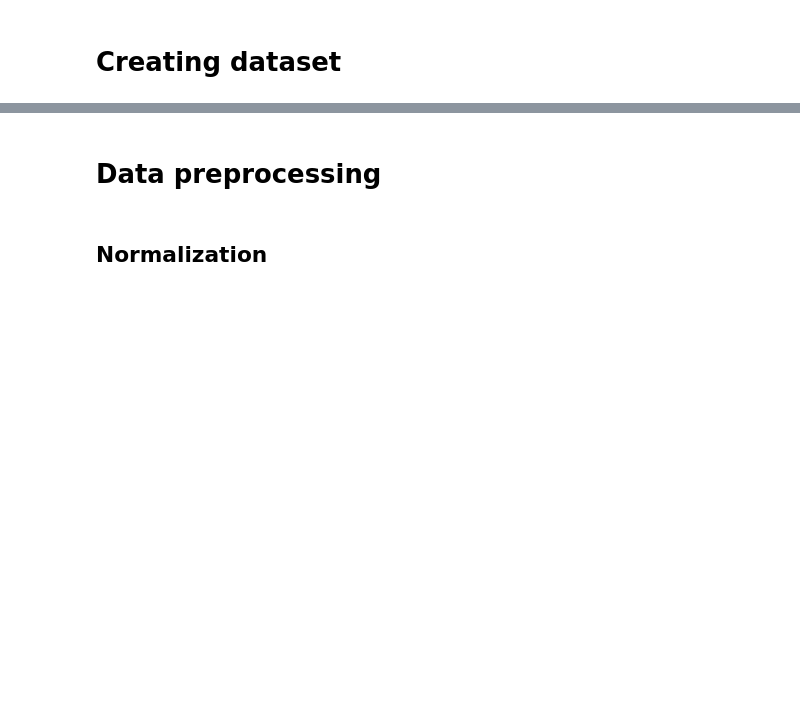
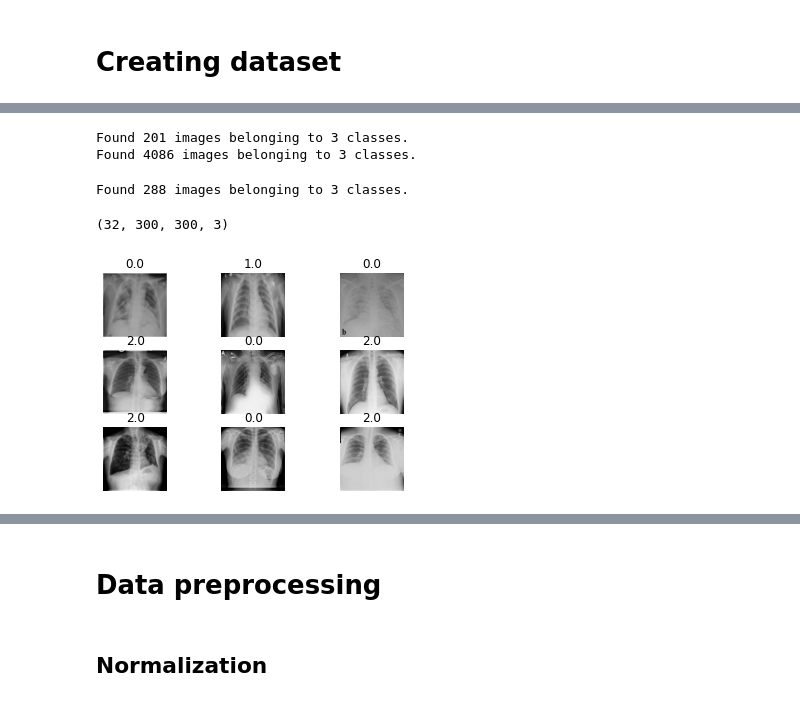
Before and after one commit to PashaIanko/Covid19Classifier, a Jupyter notebook: main.ipynb, the cells around one changed output, grey strips where cells are left out. Drawn from its saved outputs; the diff is of its cells as text; code cells hidden in the pictures; blank space fills up the shorter version.

```diff
--- a/main.ipynb
+++ b/main.ipynb
@@ -172,0 +151,59 @@ plt.imshow(im.astype('uint8'))
+# %%
+if DataProperties.strategy == 'check':
+    split = dummy_split
+elif DataProperties.strategy == 'normal':
+    split = DatasetParameters.validation_split
+
+train_generator = ImageDataGenerator(
+    preprocessing_function = Preprocessing.normalize,
+    validation_split = split
+    # width_shift_range = 4,
+    # height_shift_range = 4,
+    # horizontal_flip = True,
+    # vertical_flip = True
+)
+
+train_flow = train_generator.flow_from_directory(
+    directory = DataProperties.train_data_path,
+    target_size = PreprocessingParameters.target_shape,
+    color_mode = 'rgb',
+    classes = DataProperties.classes,
+    class_mode = 'sparse',  # 1D integer labels
+    batch_size = DatasetParameters.batch_size,
+    subset = 'training',
+    shuffle = DatasetParameters.shuffle_train,
+    seed = DatasetParameters.seed
+)
+
+val_flow = train_generator.flow_from_directory(
+    directory = DataProperties.train_data_path,
+    target_size = PreprocessingParameters.target_shape,
+    color_mode = 'rgb',
+    classes = DataProperties.classes,
+    class_mode = 'sparse',  # 1D integer labels
+    batch_size = DatasetParameters.batch_size,
+    subset = 'validation',
+    shuffle = DatasetParameters.shuffle_validation,
+    seed = DatasetParameters.seed
+)
+# %% [output]
+Found 201 images belonging to 3 classes.
+Found 4086 images belonging to 3 classes.
+# %%
+test_generator = ImageDataGenerator(
+    preprocessing_function = Preprocessing.normalize,
+    # other parameters
+)
+
+test_flow = test_generator.flow_from_directory(
+    directory = DataProperties.test_data_path,
+    target_size = PreprocessingParameters.target_shape,
+    color_mode = 'rgb',
+    classes = DataProperties.classes,
+    class_mode = 'sparse',
+    shuffle = DatasetParameters.shuffle_test,
+    seed = DatasetParameters.seed,
+    batch_size = 1
+)
+# %% [output]
+Found 288 images belonging to 3 classes.
@@ -173 +213,22 @@ plt.imshow(im.astype('uint8'))
+# %%
+def visualize(batch, labels, n_subplots):
+    for i in range(n_subplots): #(batch_size):
+        ax = plt.subplot(
+            int(np.sqrt(n_subplots)),
+            int(np.sqrt(n_subplots)),
+            i + 1
+        )
+        plt.imshow(batch[i])
+        plt.title(str(labels[i]))
+        plt.axis("off")
+
+how_many_to_show = 9
+for _ in range(1):
+    batch, labels = train_flow.next()
+    print(batch.shape)
+    assert np.max(batch) <= 1.0
+    visualize(batch, labels, how_many_to_show)
+# %% [output]
+(32, 300, 300, 3)
+[figure, added]
 # %%
```
Also changed, not shown: parts of 49 cells of this notebook, 6 other files.
